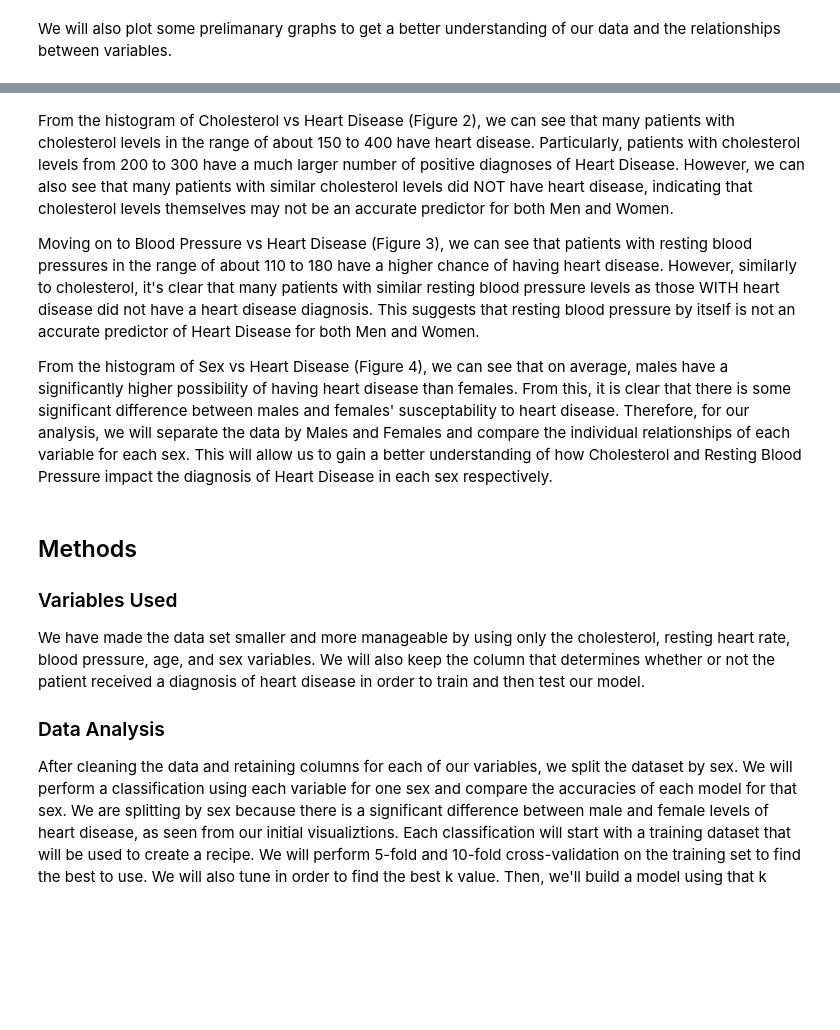
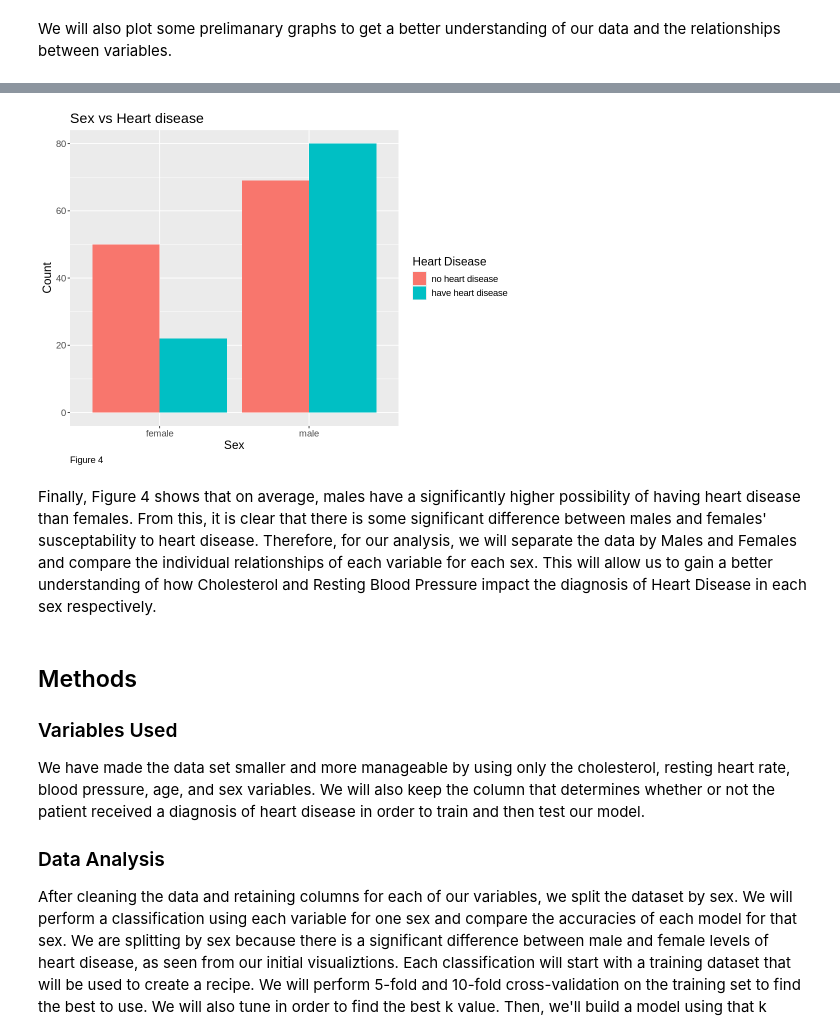
Before and after one commit to randerson1234/dsci_100_project, a Jupyter notebook: FinalReport.ipynb, the cells around one changed output, grey strips where cells are left out. Saved outputs shown, nothing was run; the diff lists cells and outputs as text; code cells hidden in the pictures; blank space fills up the shorter version.

```diff
--- a/FinalReport.ipynb
+++ b/FinalReport.ipynb
@@ -159,9 +158,15 @@ sex_bar
+# %%
+options(repr.plot.height=6, repr.plot.width=8)
+sex_bar <-   ggplot(heart_train, aes(x = sex, fill = target)) +
+                geom_bar(position = 'dodge') +
+                labs(x = "Sex", y = "Count", fill = "Heart Disease", caption="Figure 4") +
+                ggtitle("Sex vs Heart disease") +
+                theme(text=element_text(size=14), plot.caption = element_text(hjust = 0))
+sex_bar
+# %% [output]
+[figure, added]
 # %% [markdown]
-From the histogram of Cholesterol vs Heart Disease (Figure 2), we can see that many patients with cholesterol levels in the range of about 150 to 400 have heart disease. Particularly, patients with cholesterol levels from 200 to 300 have a much larger number of positive diagnoses of Heart Disease. However, we can also see that many patients with similar cholesterol levels did NOT have heart disease, indicating that cholesterol levels themselves may not be an accurate predictor for both Men and Women.
-
-Moving on to Blood Pressure vs Heart Disease (Figure 3), we can see that patients with resting blood pressures in the range of about 110 to 180 have a higher chance of having heart disease. However, similarly to cholesterol, it's clear that many patients with similar resting blood pressure levels as those WITH heart disease did not have a heart disease diagnosis. This suggests that resting blood pressure by itself is not an accurate predictor of Heart Disease for both Men and Women.
-
-From the histogram of Sex vs Heart Disease (Figure 4), we can see that on average, males have a significantly higher possibility of having heart disease than females. From this, it is clear that there is some significant difference between males and females' susceptability to heart disease. Therefore, for our analysis, we will separate the data by Males and Females and compare the individual relationships of each variable for each sex. This will allow us to gain a better understanding of how Cholesterol and Resting Blood Pressure impact the diagnosis of Heart Disease in each sex respectively.
+Finally, Figure 4 shows that on average, males have a significantly higher possibility of having heart disease than females. From this, it is clear that there is some significant difference between males and females' susceptability to heart disease. Therefore, for our analysis, we will separate the data by Males and Females and compare the individual relationships of each variable for each sex. This will allow us to gain a better understanding of how Cholesterol and Resting Blood Pressure impact the diagnosis of Heart Disease in each sex respectively.
 # %% [markdown]
 ## Methods
 
```
Also changed, not shown: parts of 10 cells of this notebook.
